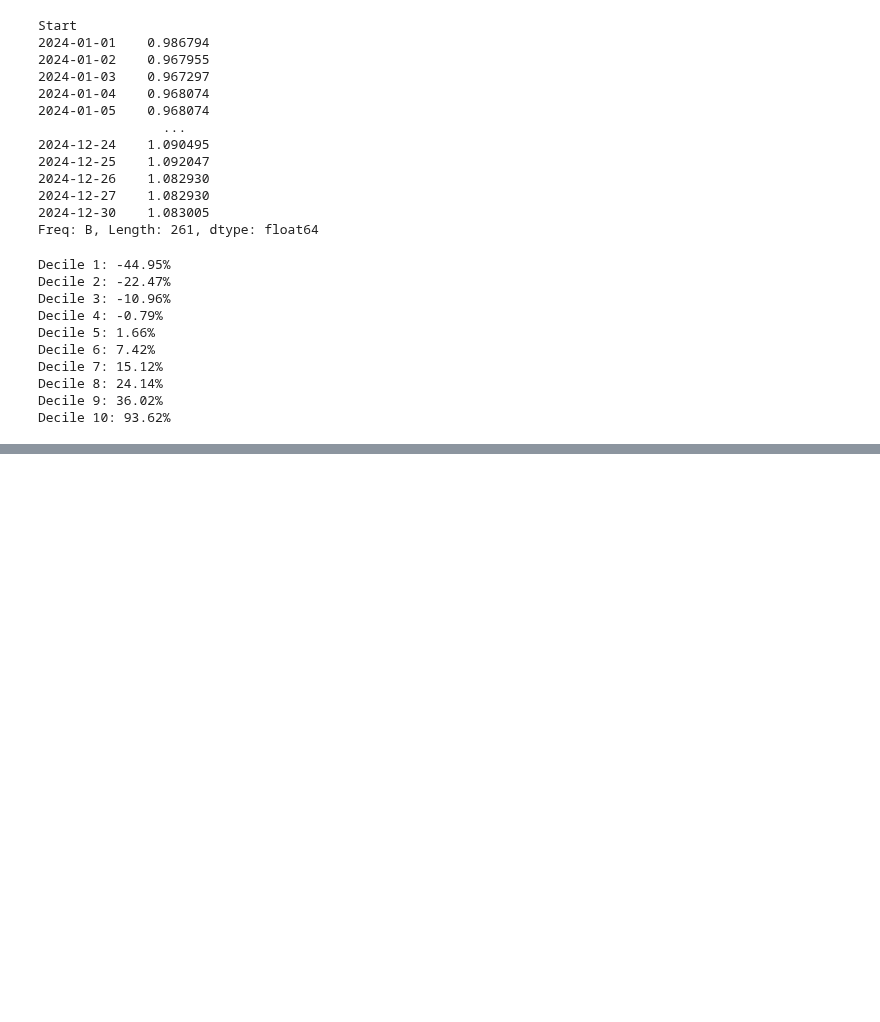
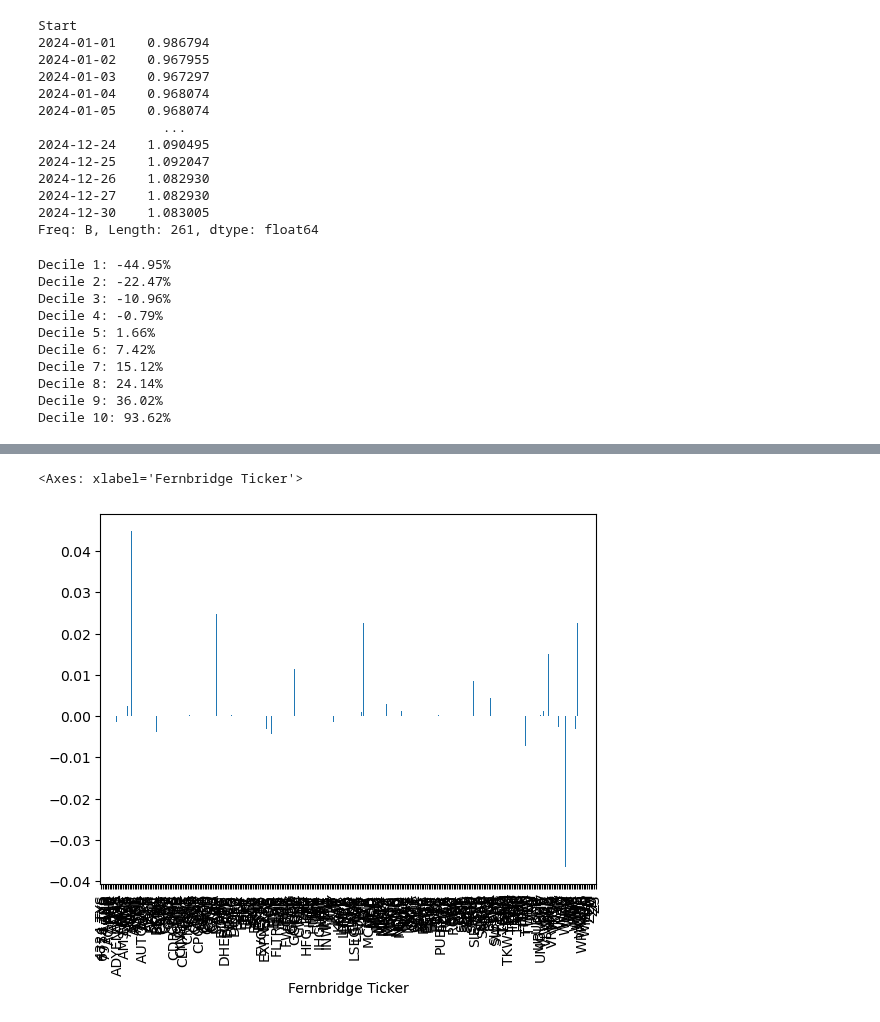
Before and after one commit to sparshsah/foggy-demo, a Jupyter notebook: demo/playground/fcm-dev-trader-case.ipynb, the cells around one changed output, grey strips where cells are left out. Cells and saved outputs as stored; diff of their text form; code cells hidden in the pictures; blank space fills up the shorter version.

```diff
--- a/demo/playground/fcm-dev-trader-case.ipynb
+++ b/demo/playground/fcm-dev-trader-case.ipynb
@@ -419,0 +453,5 @@ Decile 10: 93.62%
+# %%
+pflio_cret = (
+    1 + pflio_xr + FINANCING_RATE
+).cumprod().iloc[-1, :] - 1
+pflio_cret
@@ -419,0 +472,5 @@ Decile 10: 93.62%
+# %%
+pflio_cret.plot(kind="bar")
+# %% [output]
+<Axes: xlabel='Fernbridge Ticker'>
+[figure, added]
```
Also changed, not shown: parts of 10 cells of this notebook.
